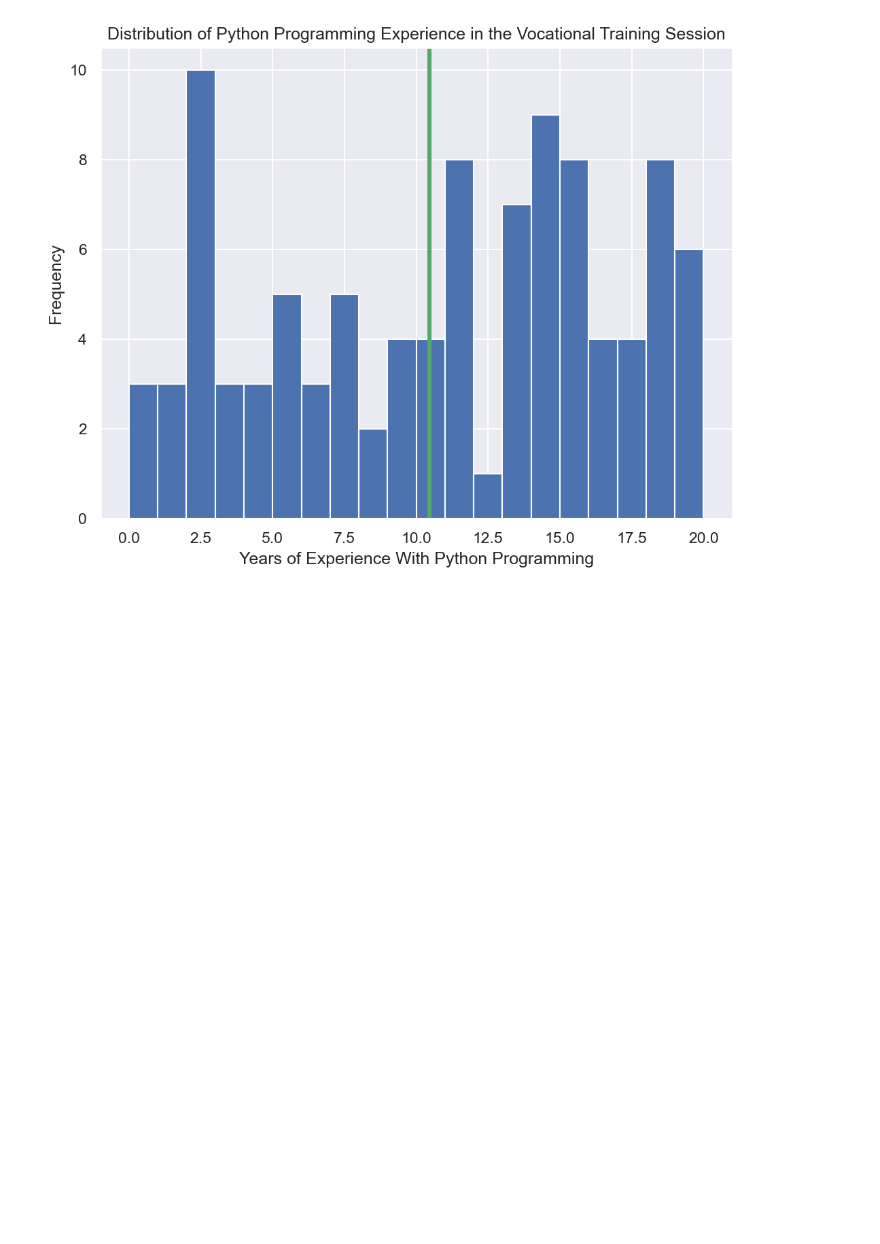
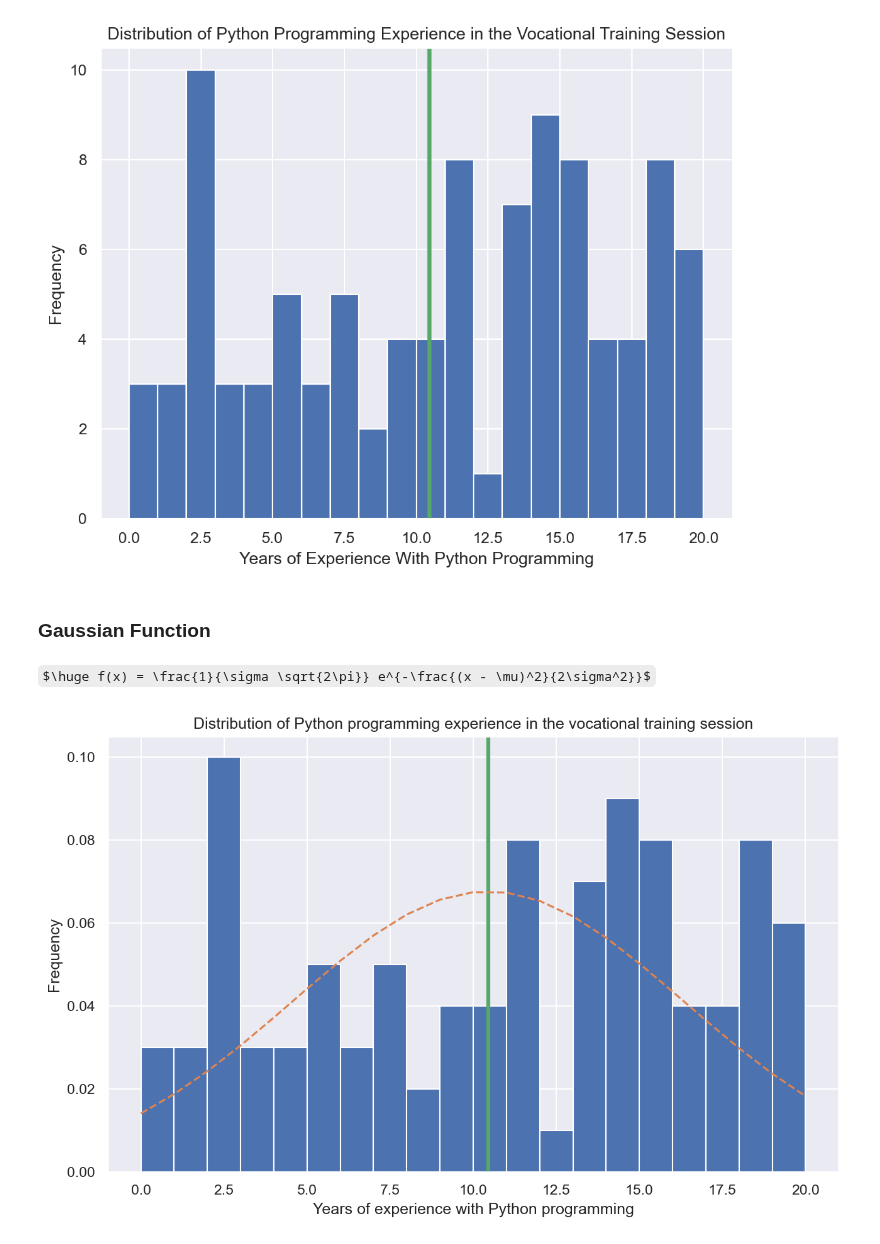
Before and after one commit to kj721/Ubiquitous, a Jupyter notebook: Topical/EDA/hands_on_eda_with_python_visual_aids_for_eda.ipynb, the cells around one changed output. Drawn from its saved outputs; the diff is of its cells as text; code cells hidden in the pictures; some formulas as TeX source; blank space fills up the shorter version.

```diff
--- a/Topical/EDA/hands_on_eda_with_python_visual_aids_for_eda.ipynb
+++ b/Topical/EDA/hands_on_eda_with_python_visual_aids_for_eda.ipynb
@@ -381,3 +381,23 @@ plt.axvline(x=yearsOfExperience.mean(), linewidth=3, color='g')
 plt.show()
 # %% [output]
 [figure]
+# %% [markdown]
+### Gaussian Function
+# %% [markdown]
+$\huge f(x) = \frac{1}{\sigma \sqrt{2\pi}} e^{-\frac{(x - \mu)^2}{2\sigma^2}}$
+# %%
+# more tuned up and intuitive histogram relative to the normal distribution
+plt.figure(figsize=((10, 6)))
+nbins = 20
+n, bins, patches = plt.hist(yearsOfExperience, bins=nbins, density=1)
+plt.xlabel("Years of experience with Python programming")
+plt.ylabel("Frequency")
+plt.title("Distribution of Python programming experience in the vocational training session")
+plt.axvline(x=yearsOfExperience.mean(), linewidth=3, color='g')
+mu = yearsOfExperience.mean()
+sigma = yearsOfExperience.std()
+y = ((1 / (np.sqrt(2 * np.pi) * sigma)) * np.exp(-0.5 * (1 / sigma * (bins - mu))**2))
+plt.plot(bins, y, '--')
+plt.show()
+# %% [output]
+[figure, added]
```
Also changed, not shown: parts of 15 cells of this notebook, 1 other file.
